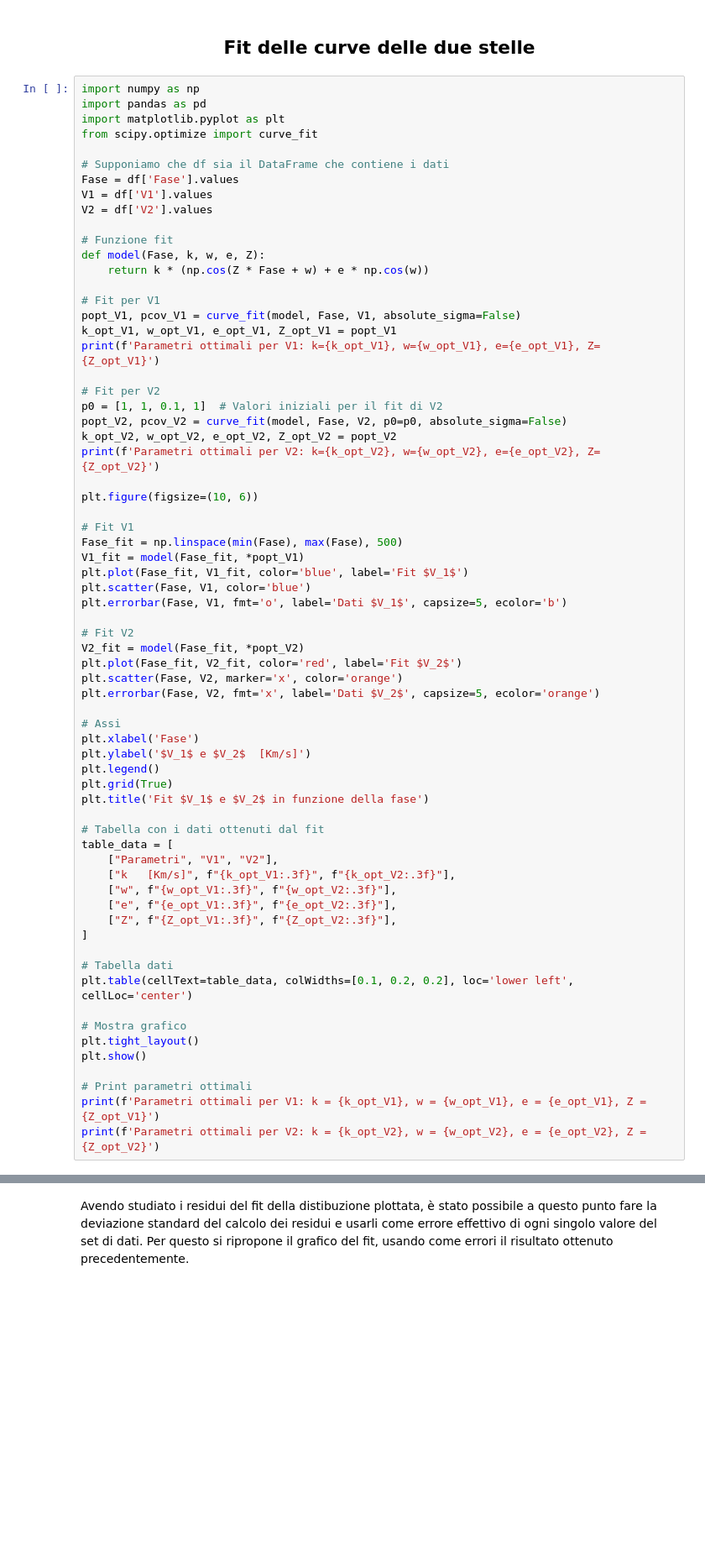
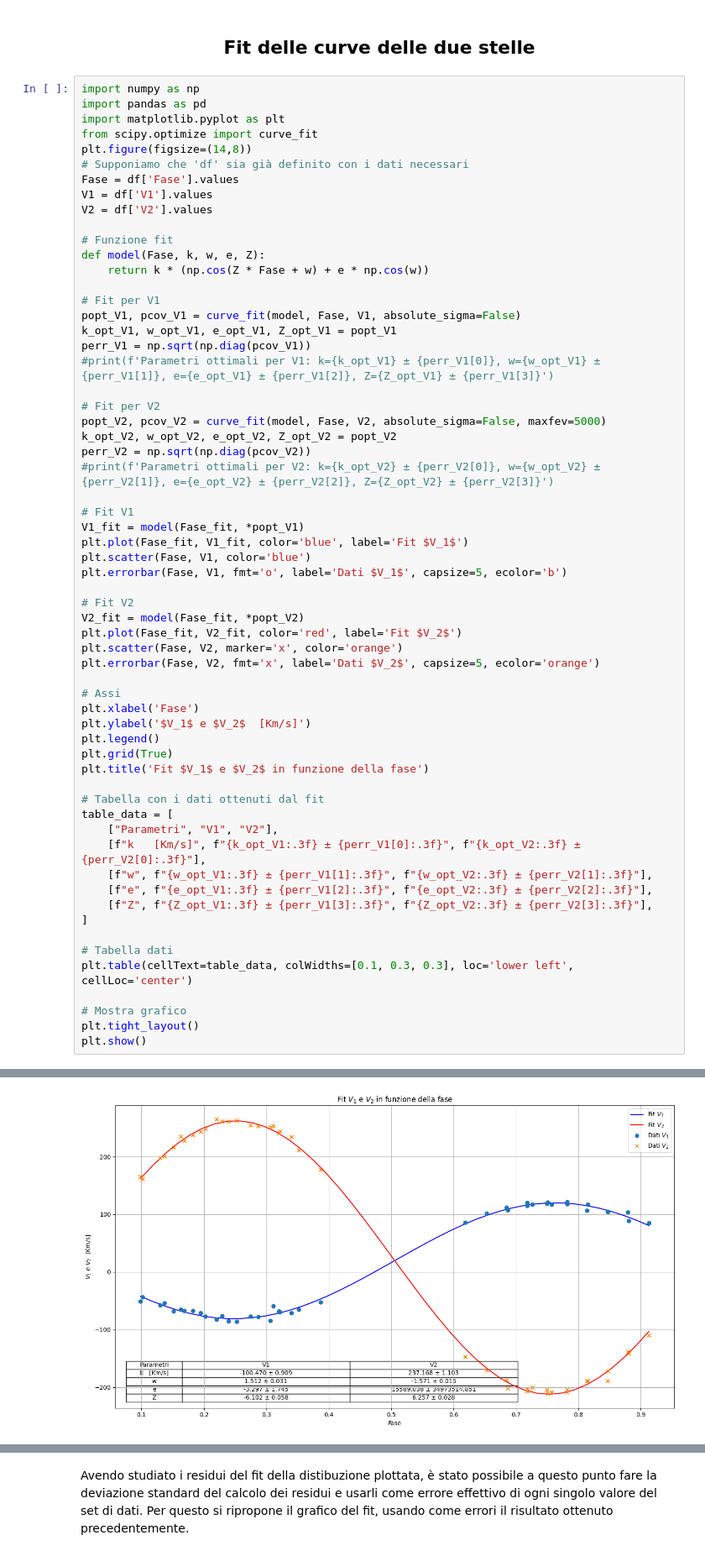
Before and after one commit to Sebyiossa/Progetto-Analisi-dati-2024, a Jupyter notebook: Progetti analisi statistica dei dati -Stelle Binarie.ipynb, the cells around one changed output, grey strips where cells are left out. Shown at 84% size. Cells and saved outputs as stored; diff of their text form; blank space fills up the shorter version.

```diff
--- a/Progetti analisi statistica dei dati -Stelle Binarie.ipynb
+++ b/Progetti analisi statistica dei dati -Stelle Binarie.ipynb
@@ -157,8 +157,8 @@ import numpy as np
 import pandas as pd
 import matplotlib.pyplot as plt
 from scipy.optimize import curve_fit
-
-# Supponiamo che df sia il DataFrame che contiene i dati
+plt.figure(figsize=(14,8))
+# Supponiamo che 'df' sia già definito con i dati necessari
 Fase = df['Fase'].values
 V1 = df['V1'].values
 V2 = df['V2'].values
@@ -170,18 +170,16 @@ def model(Fase, k, w, e, Z):
 # Fit per V1
 popt_V1, pcov_V1 = curve_fit(model, Fase, V1, absolute_sigma=False)
 k_opt_V1, w_opt_V1, e_opt_V1, Z_opt_V1 = popt_V1
-print(f'Parametri ottimali per V1: k={k_opt_V1}, w={w_opt_V1}, e={e_opt_V1}, Z={Z_opt_V1}')
+perr_V1 = np.sqrt(np.diag(pcov_V1))
+#print(f'Parametri ottimali per V1: k={k_opt_V1} ± {perr_V1[0]}, w={w_opt_V1} ± {perr_V1[1]}, e={e_opt_V1} ± {perr_V1[2]}, Z={Z_opt_V1} ± {perr_V1[3]}')
 
 # Fit per V2
-p0 = [1, 1, 0.1, 1]  # Valori iniziali per il fit di V2
-popt_V2, pcov_V2 = curve_fit(model, Fase, V2, p0=p0, absolute_sigma=False)
+popt_V2, pcov_V2 = curve_fit(model, Fase, V2, absolute_sigma=False, maxfev=5000)
 k_opt_V2, w_opt_V2, e_opt_V2, Z_opt_V2 = popt_V2
-print(f'Parametri ottimali per V2: k={k_opt_V2}, w={w_opt_V2}, e={e_opt_V2}, Z={Z_opt_V2}')
-
-plt.figure(figsize=(10, 6))
+perr_V2 = np.sqrt(np.diag(pcov_V2))
+#print(f'Parametri ottimali per V2: k={k_opt_V2} ± {perr_V2[0]}, w={w_opt_V2} ± {perr_V2[1]}, e={e_opt_V2} ± {perr_V2[2]}, Z={Z_opt_V2} ± {perr_V2[3]}')
 
 # Fit V1
-Fase_fit = np.linspace(min(Fase), max(Fase), 500)
 V1_fit = model(Fase_fit, *popt_V1)
 plt.plot(Fase_fit, V1_fit, color='blue', label='Fit $V_1$')
 plt.scatter(Fase, V1, color='blue')
@@ -203,20 +201,16 @@ plt.title('Fit $V_1$ e $V_2$ in funzione della fase')
 # Tabella con i dati ottenuti dal fit
 table_data = [
     ["Parametri", "V1", "V2"],
-    ["k   [Km/s]", f"{k_opt_V1:.3f}", f"{k_opt_V2:.3f}"],
-    ["w", f"{w_opt_V1:.3f}", f"{w_opt_V2:.3f}"],
-    ["e", f"{e_opt_V1:.3f}", f"{e_opt_V2:.3f}"],
-    ["Z", f"{Z_opt_V1:.3f}", f"{Z_opt_V2:.3f}"],
+    [f"k   [Km/s]", f"{k_opt_V1:.3f} ± {perr_V1[0]:.3f}", f"{k_opt_V2:.3f} ± {perr_V2[0]:.3f}"],
+    [f"w", f"{w_opt_V1:.3f} ± {perr_V1[1]:.3f}", f"{w_opt_V2:.3f} ± {perr_V2[1]:.3f}"],
+    [f"e", f"{e_opt_V1:.3f} ± {perr_V1[2]:.3f}", f"{e_opt_V2:.3f} ± {perr_V2[2]:.3f}"],
+    [f"Z", f"{Z_opt_V1:.3f} ± {perr_V1[3]:.3f}", f"{Z_opt_V2:.3f} ± {perr_V2[3]:.3f}"],
 ]
 
 # Tabella dati
-plt.table(cellText=table_data, colWidths=[0.1, 0.2, 0.2], loc='lower left', cellLoc='center')
+plt.table(cellText=table_data, colWidths=[0.1, 0.3, 0.3], loc='lower left', cellLoc='center')
 
 # Mostra grafico
 plt.tight_layout()
 plt.show()
-
-# Print parametri ottimali
-print(f'Parametri ottimali per V1: k = {k_opt_V1}, w = {w_opt_V1}, e = {e_opt_V1}, Z = {Z_opt_V1}')
-print(f'Parametri ottimali per V2: k = {k_opt_V2}, w = {w_opt_V2}, e = {e_opt_V2}, Z = {Z_opt_V2}')
 # %% [output]
@@ -224 +217,2 @@ TypeError: 'numpy.ndarray' object is not callable
+[figure, added]
 # %% [markdown]
```
Also changed, not shown: parts of 10 cells of this notebook.
